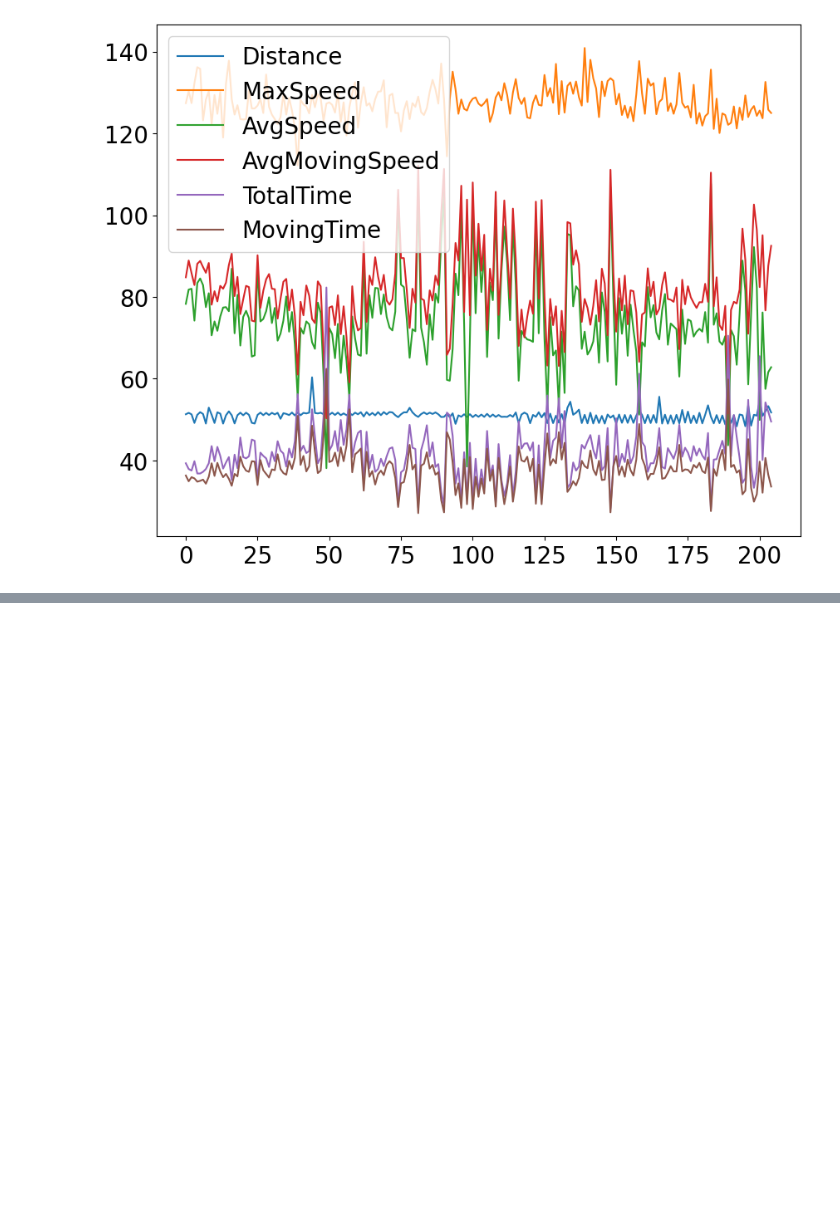
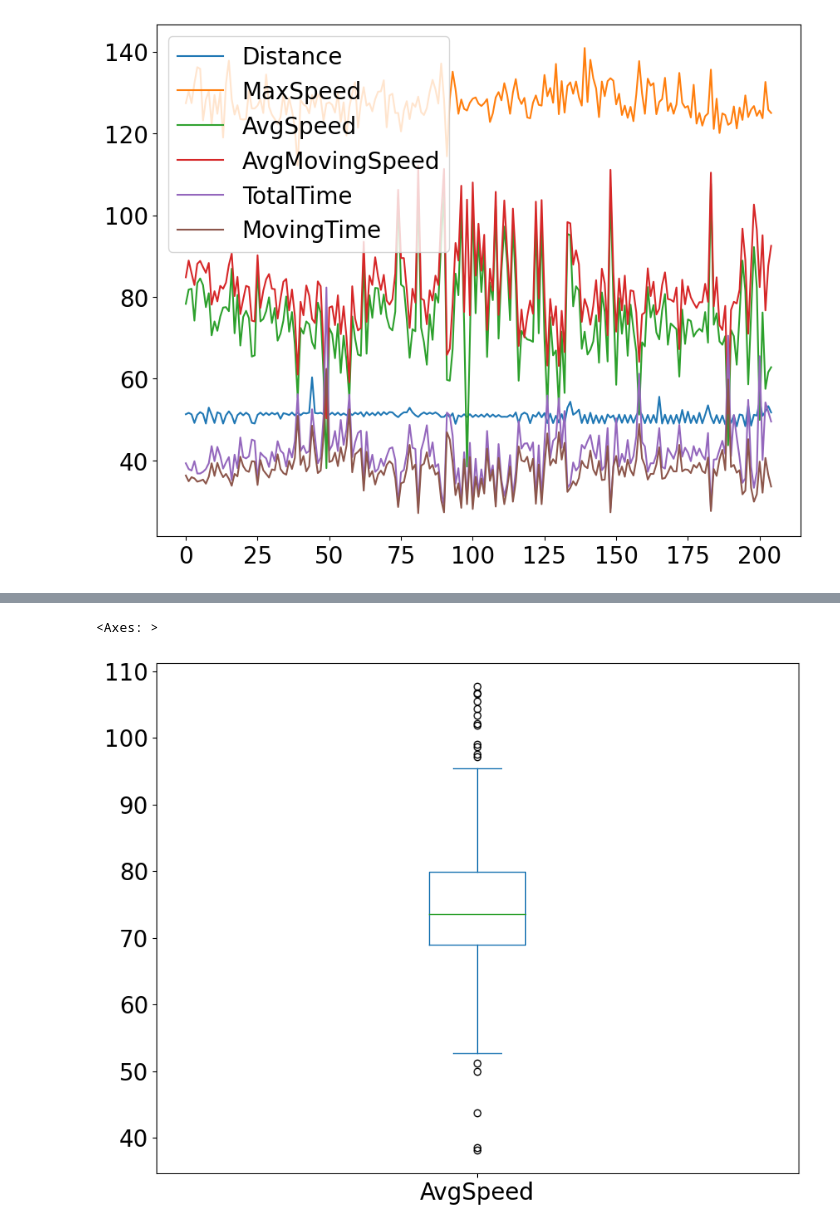
Before and after one commit to jacobleopowers/hunteriscool, a Jupyter notebook: PandasAssignment.ipynb, the cells around one changed output, grey strips where cells are left out. Cells and saved outputs as stored; diff of their text form; code cells hidden in the pictures; blank space fills up the shorter version.

```diff
--- a/PandasAssignment.ipynb
+++ b/PandasAssignment.ipynb
@@ -177,0 +177,5 @@ df['Avg']
+# %%
+df['AvgSpeed'].plot(kind='box')
+# %% [output]
+<Axes: >
+[figure, added]
```
Also changed, not shown: parts of 3 cells of this notebook.
